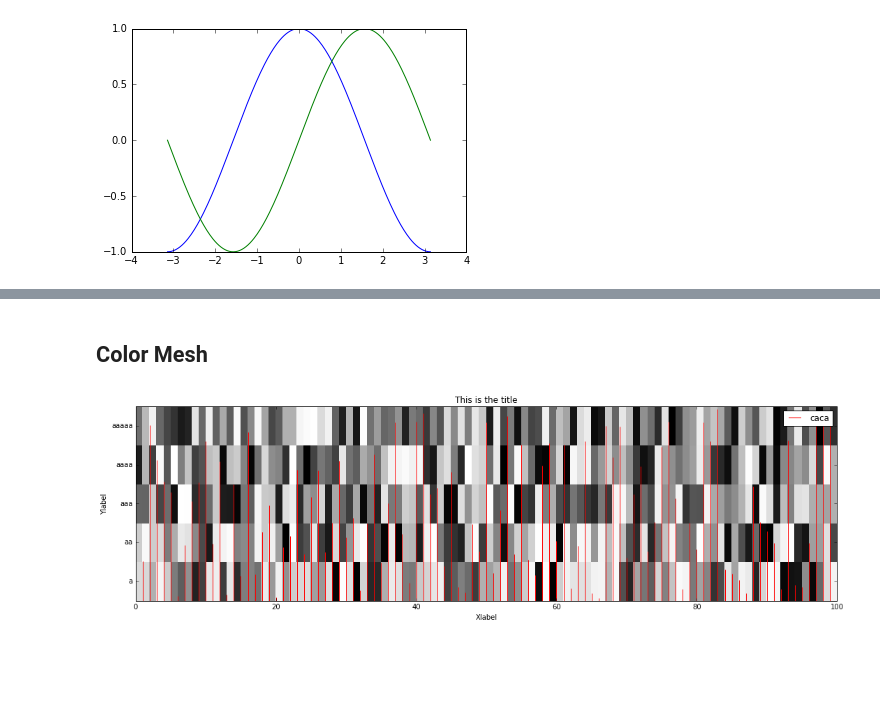
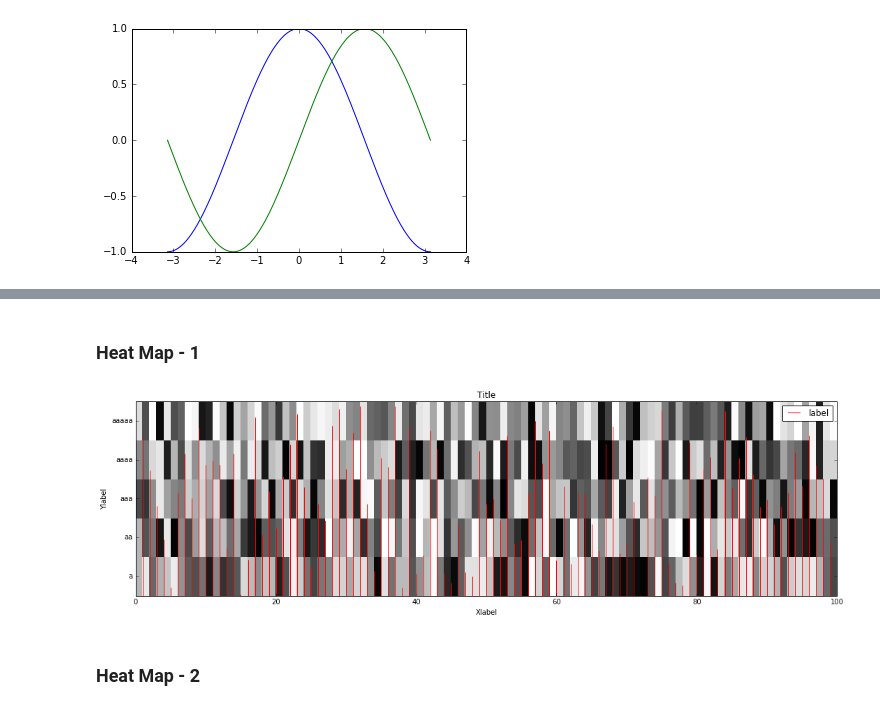
Before and after one commit to cagatayyildiz/bayesian, a Jupyter notebook: Visualization.ipynb, the cells around one changed output, grey strips where cells are left out. Cells and saved outputs as stored; diff of their text form; code cells hidden in the pictures; blank space fills up the shorter version.

```diff
--- a/Visualization.ipynb
+++ b/Visualization.ipynb
@@ -31,24 +45,34 @@ plt.show()
-# %% [markdown]
-## Color Mesh
+# %% [markdown]
+### Heat Map - 1
 # %%
+def draw_hist(hist, x_vals=None, y_tick_labels=None):
+    _shape = hist.shape
+    if y_tick_labels is not None and not _shape[0]==len(y_tick_labels):
+        raise ValueError("hist.nrows() must be the same as len(y_tick_labels)")
+    elif x_vals is not None and not _shape[1]==len(x_vals):
+        raise ValueError("hist.ncols() must be the same as len(x_vals)")
+    fig = plt.figure(figsize=(18,5))
+    ax = fig.gca()
+    y,x = np.mgrid[slice(0, _shape[0]+1, 1),slice(0,_shape[1]+1, 1)]
+    ax.pcolormesh(x, y, hist, cmap=plt.cm.Greys, vmin=0, vmax=1)
+    ax.hold(True)
+    if x_vals is not None:
+        plt1 = ax.vlines(np.arange(0,_shape[1]), 0, x_vals*_shape[0],  colors='r', linestyles='-', label='label')
+        ax.legend(handles=[plt1])
+    if y_tick_labels is not None:
+        ax.set_yticks(np.arange(_shape[0]) + 0.5, minor=False)
+        ax.set_yticklabels(y_tick_labels)
+    ax.set_title("Title")
+    ax.set_xlabel("Xlabel")
+    ax.set_ylabel("Ylabel")
+    fig.canvas.draw()
 
 hist = np.random.random((5,100))
-xvals = np.random.random(100)
+x_vals = np.random.random(100)
 y_tick_labels = ['a','aa','aaa','aaaa','aaaaa']
 
-fig = plt.figure(figsize=(18,5))
-ax = fig.gca()
-_shape = hist.shape
-y,x = np.mgrid[slice(0, _shape[0]+1, 1),slice(0,_shape[1]+1, 1)]
-ax.pcolormesh(x, y, hist, cmap=plt.cm.Greys, vmin=0, vmax=1)
-ax.hold(True)
-plt1 = ax.vlines(np.arange(0,_shape[1]), 0, np.random.random(100)*_shape[0],  colors='r', linestyles='-',label='caca')
-ax.set_yticks(np.arange(_shape[0]) + 0.5, minor=False)
-ax.set_yticklabels(y_tick_labels)
-ax.set_title("This is the title")
-ax.set_xlabel("Xlabel")
-ax.set_ylabel("Ylabel")
-ax.legend(handles=[plt1])
-fig.canvas.draw()
+draw_hist(hist, x_vals, y_tick_labels)
 # %% [output]
-[figure, old version]
+[figure, new version]
+# %% [markdown]
+### Heat Map - 2
```
Also changed, not shown: parts of 26 cells of this notebook, 11 other files.
